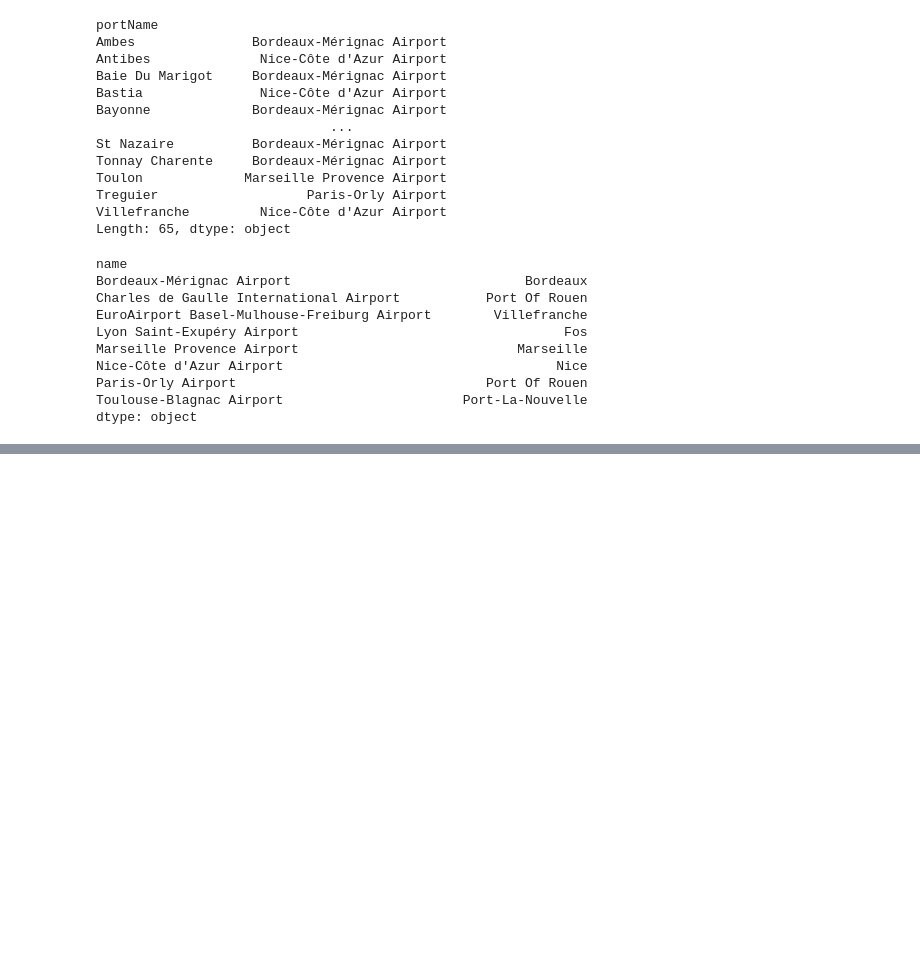
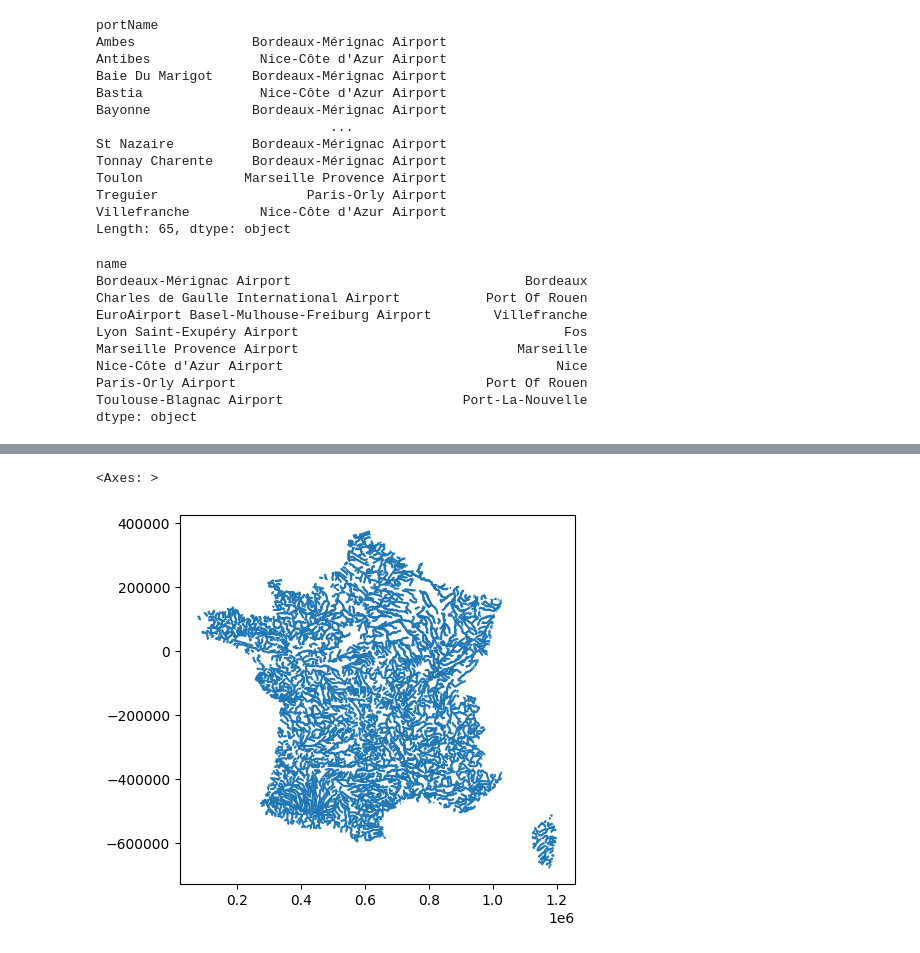
Before and after one commit to GaliaGabrielaG/distancias, a Jupyter notebook: distancias.ipynb, the cells around one changed output, grey strips where cells are left out. Cells and saved outputs as stored; diff of their text form; code cells hidden in the pictures; blank space fills up the shorter version.

```diff
--- a/distancias.ipynb
+++ b/distancias.ipynb
@@ -267,3 +267,6 @@ dtype: object
 # %%
 #-----------------------------------------------------------------------------------------------------------
 # %%
+import os, geopandas as gpd
+#insertamos el zip de los ríos
+rios_france=gpd.read_file(os.path.join("data","FRA_wat","FRA_water_lines_dcw.shp"))
@@ -271,0 +273,8 @@ NameError: name 'rivers' is not defined
+# %%
+from pyproj import CRS
+
+# Definir el sistema de coordenadas de destino (proyección)
+crs_destino = CRS.from_epsg(27561)
+
+# Proyectar los datos al sistema de coordenadas de destino
+rios_france_27561= rios_france.to_crs(crs_destino)
@@ -271,0 +297,5 @@ NameError: name 'rivers' is not defined
+# %%
+rios_france_27561.plot()
+# %% [output]
+<Axes: >
+[figure, added]
```
Also changed, not shown: parts of 4 cells of this notebook, 9 other files.
